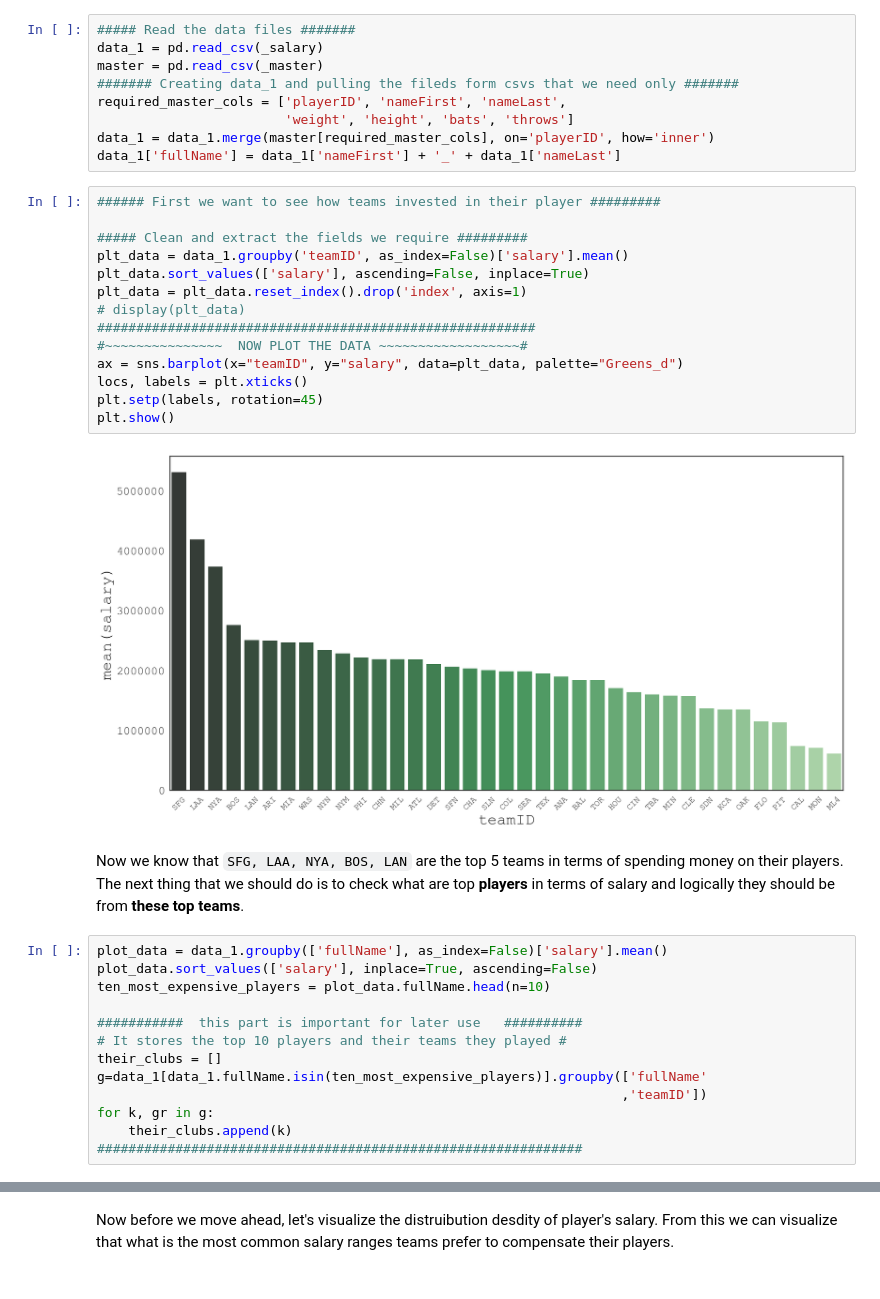
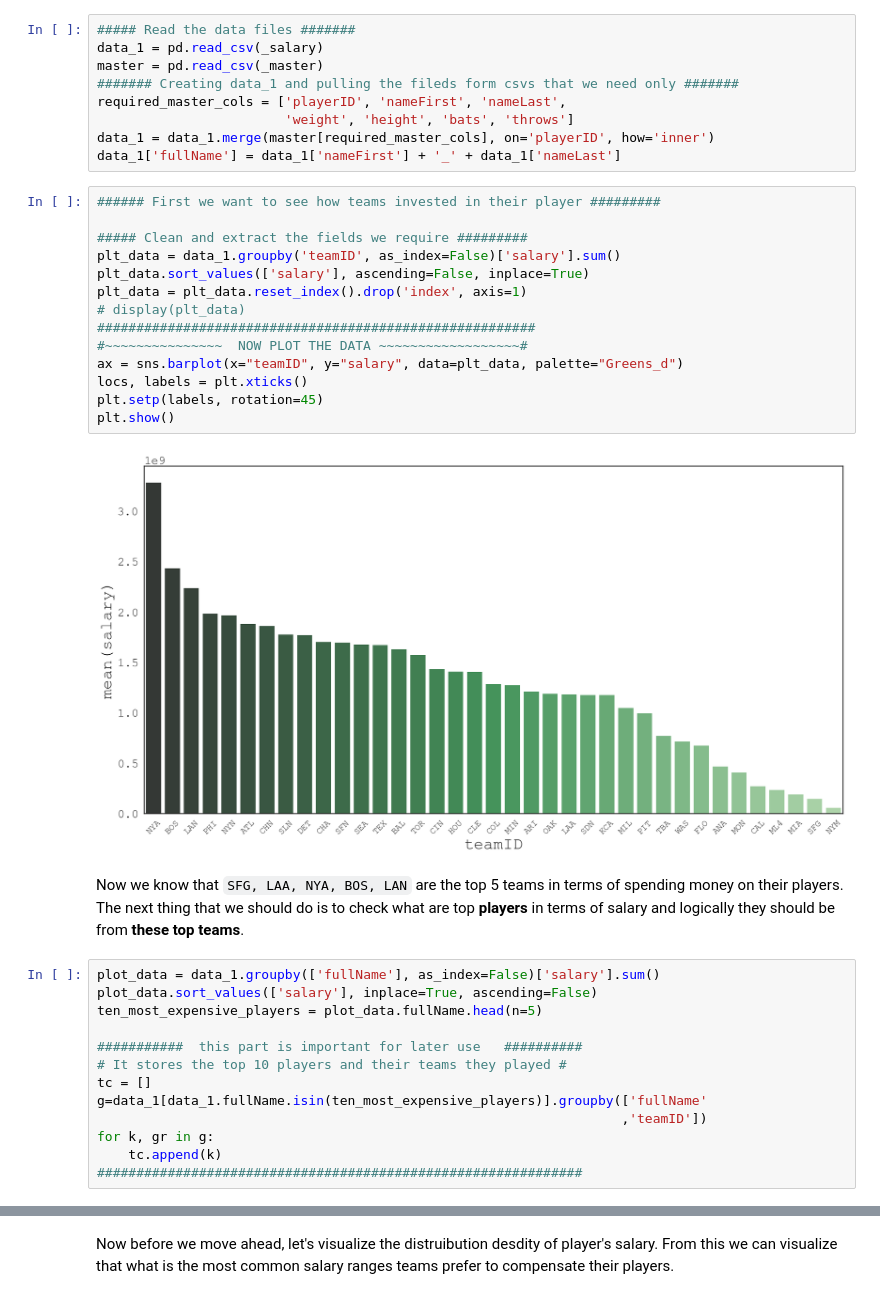
Before and after one commit to MayukhSobo/BaseBall, a Jupyter notebook: src/Baseball.ipynb, the cells around one changed output, grey strips where cells are left out. Cells and saved outputs as stored; diff of their text form.

```diff
--- a/src/Baseball.ipynb
+++ b/src/Baseball.ipynb
@@ -47,33 +47,33 @@ data_1['fullName'] = data_1['nameFirst'] + '_' + data_1['nameLast']
 # %%
 ###### First we want to see how teams invested in their player #########
 
 ##### Clean and extract the fields we require #########
-plt_data = data_1.groupby('teamID', as_index=False)['salary'].mean()
+plt_data = data_1.groupby('teamID', as_index=False)['salary'].sum()
 plt_data.sort_values(['salary'], ascending=False, inplace=True)
 plt_data = plt_data.reset_index().drop('index', axis=1)
 # display(plt_data)
 ########################################################
 #~~~~~~~~~~~~~~~  NOW PLOT THE DATA ~~~~~~~~~~~~~~~~~~#
 ax = sns.barplot(x="teamID", y="salary", data=plt_data, palette="Greens_d")
 locs, labels = plt.xticks()
 plt.setp(labels, rotation=45)
 plt.show()
 # %% [output]
-[figure, old version]
+[figure, new version]
 # %% [markdown]
 Now we know that `SFG, LAA, NYA, BOS, LAN` are the top 5 teams in terms of spending money on their players. The next thing that we should do is to check what are top **players** in terms of salary and logically they should be from **these top teams**.
 # %%
-plot_data = data_1.groupby(['fullName'], as_index=False)['salary'].mean()
+plot_data = data_1.groupby(['fullName'], as_index=False)['salary'].sum()
 plot_data.sort_values(['salary'], inplace=True, ascending=False)
-ten_most_expensive_players = plot_data.fullName.head(n=10)
+ten_most_expensive_players = plot_data.fullName.head(n=5)
 
 ###########  this part is important for later use   ##########
 # It stores the top 10 players and their teams they played #
-their_clubs = []
+tc = []
 g=data_1[data_1.fullName.isin(ten_most_expensive_players)].groupby(['fullName'
                                                                    ,'teamID'])
 for k, gr in g:
-    their_clubs.append(k)
+    tc.append(k)
 ##############################################################
 # %%
 # getting only the top 10 players
```
Also changed, not shown: parts of 13 cells of this notebook.
